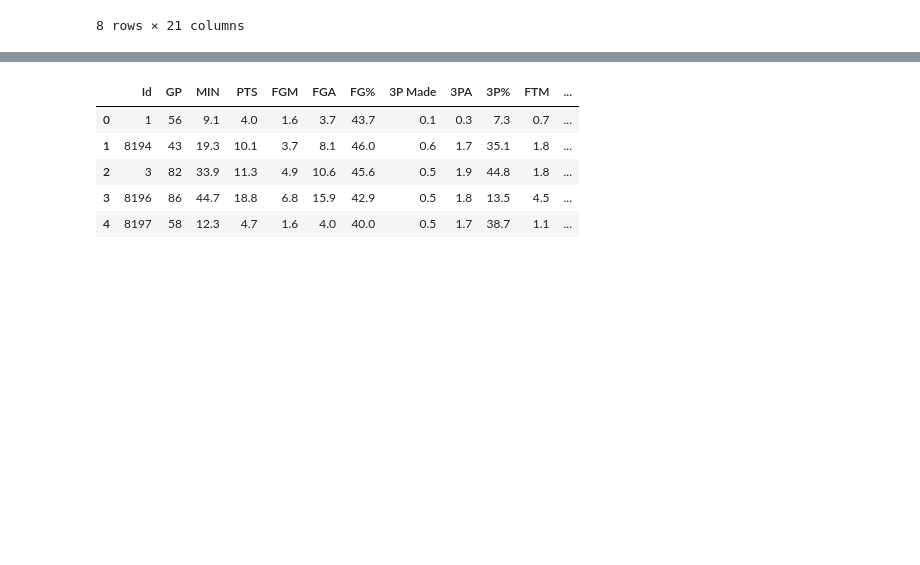
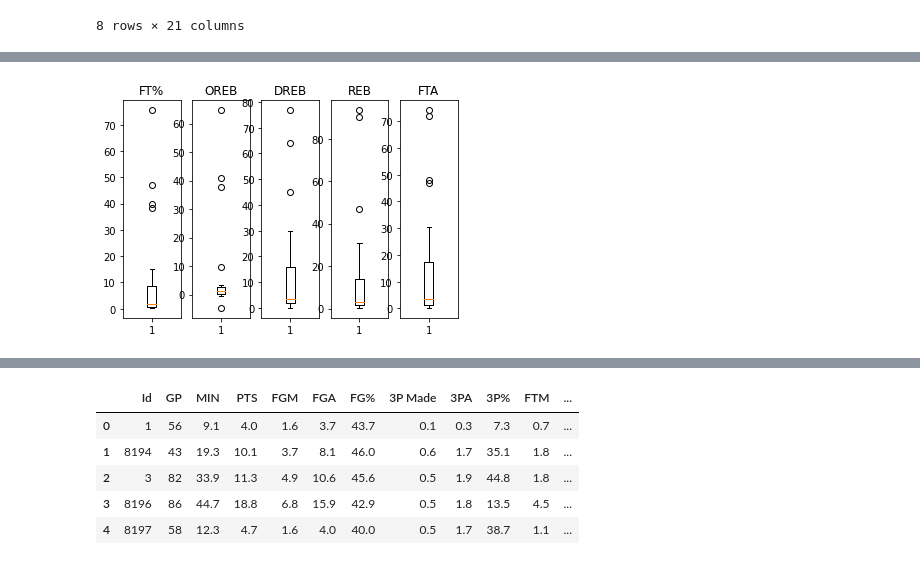
Before and after one commit to JKaur1992/adsi_at1, a Jupyter notebook: notebooks/data_understanding_EDA.ipynb, the cells around one changed output, grey strips where cells are left out. Drawn from its saved outputs; the diff is of its cells as text; code cells hidden in the pictures; blank space fills up the shorter version.

```diff
--- a/notebooks/data_understanding_EDA.ipynb
+++ b/notebooks/data_understanding_EDA.ipynb
@@ -63,0 +92,7 @@ df_raw_train.describe()
+# %%
+fig, ax = plt.subplots(1,5)
+for i in range(10,15):
+    ax[i-11].boxplot(df_raw_train.iloc[i])
+    ax[i-11].set_title(df_raw_train.columns[i])
+# %% [output]
+[figure, added]
```
Also changed, not shown: parts of 10 cells of this notebook, 1 other file.
